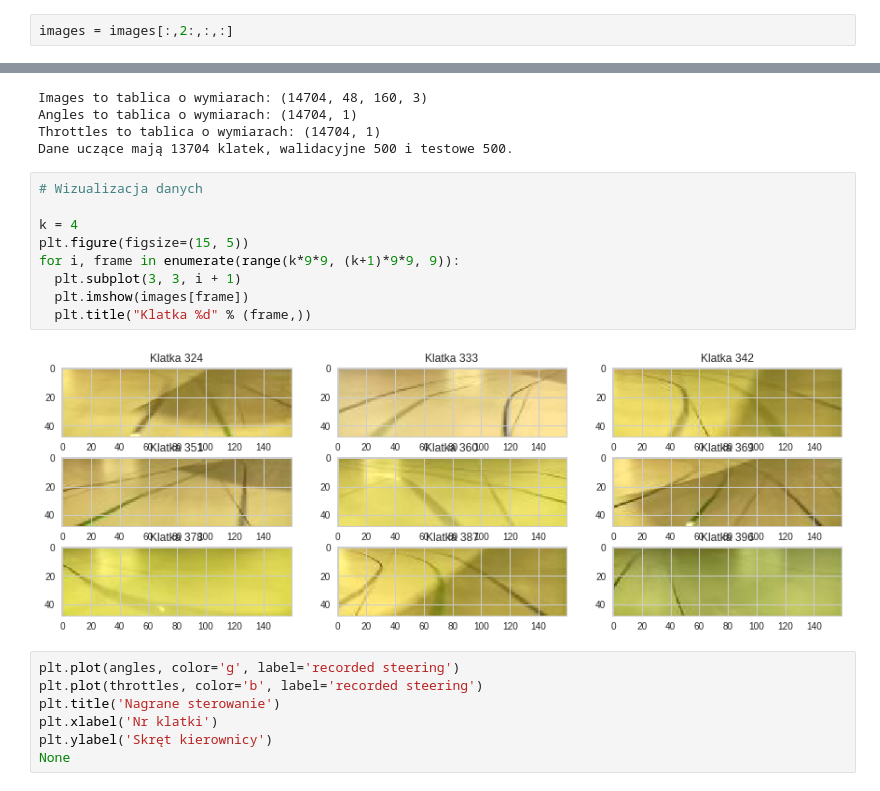
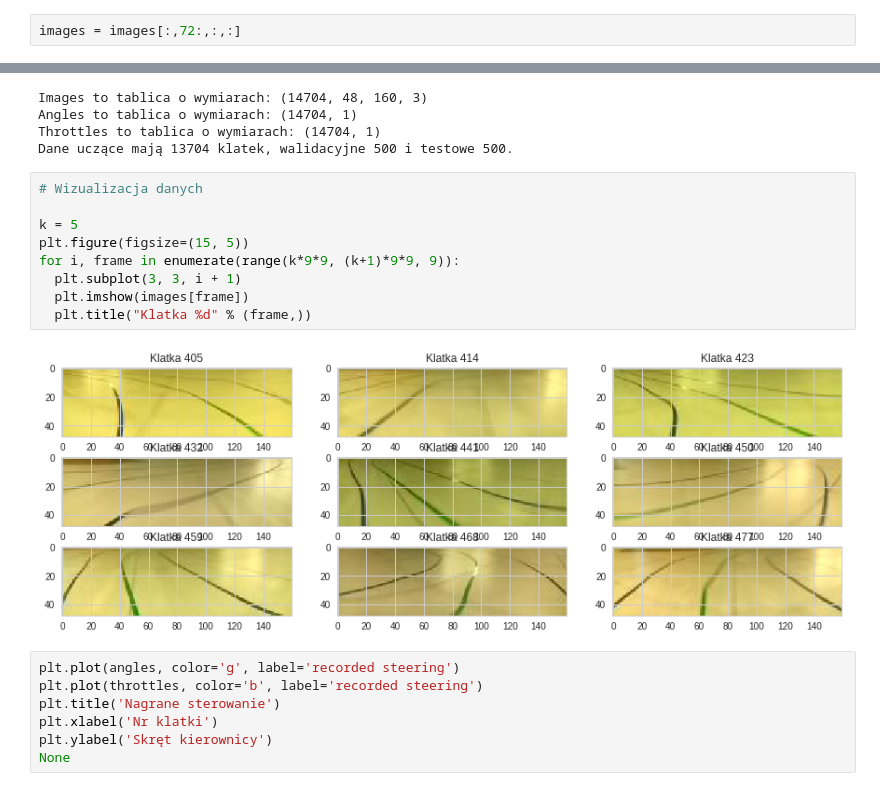
Before and after one commit to aprilis/donkey_lite, a Jupyter notebook: notebooks/train_model.ipynb, the cells around one changed output, grey strips where cells are left out. Saved outputs shown, nothing was run; the diff lists cells and outputs as text.

```diff
--- a/notebooks/train_model.ipynb
+++ b/notebooks/train_model.ipynb
@@ -56,5 +78,5 @@ throttles = np.array([r[3] for r in records], dtype='float32')[:, None]
 # %%
-images = images[:,2:,:,:]
+images = images[:,72:,:,:]
 # %%
 print('Images to tablica o wymiarach:', images.shape)
 print('Angles to tablica o wymiarach:', angles.shape)
@@ -80,14 +102,14 @@ Dane uczące mają 13704 klatek, walidacyjne 500 i testowe 500.
 # %%
 # Wizualizacja danych
 
-k = 4
+k = 5
 plt.figure(figsize=(15, 5))
 for i, frame in enumerate(range(k*9*9, (k+1)*9*9, 9)):
   plt.subplot(3, 3, i + 1)
   plt.imshow(images[frame])
   plt.title("Klatka %d" % (frame,))
 # %% [output]
-[figure, old version]
+[figure, new version]
 # %%
 plt.plot(angles, color='g', label='recorded steering')
 plt.plot(throttles, color='b', label='recorded steering')
```
Also changed, not shown: parts of 6 cells of this notebook.
